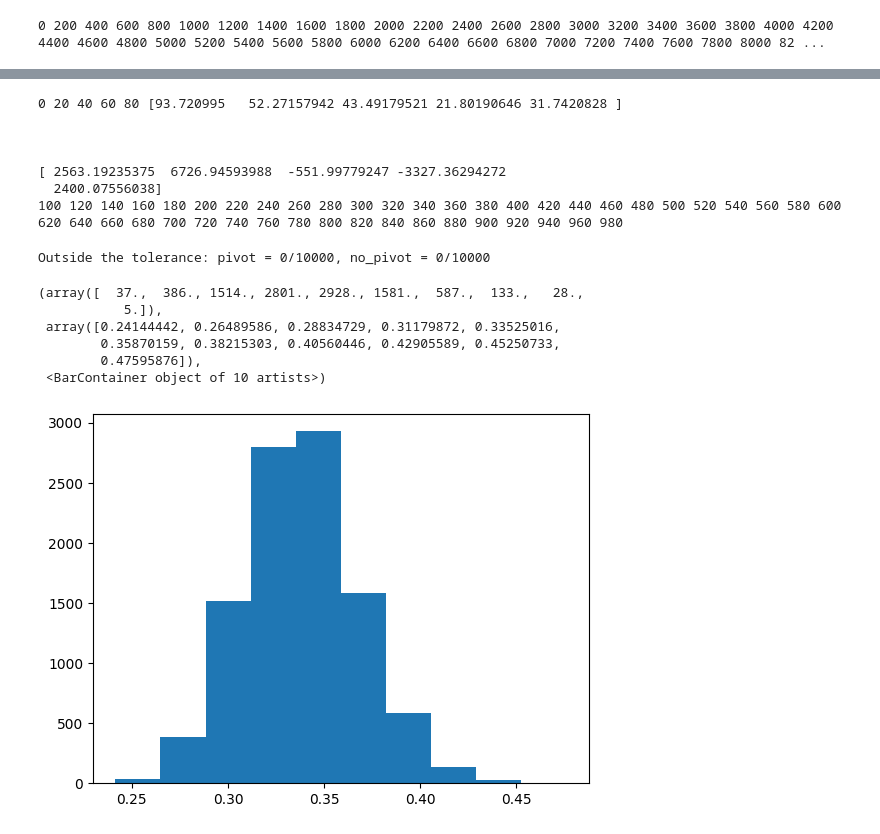
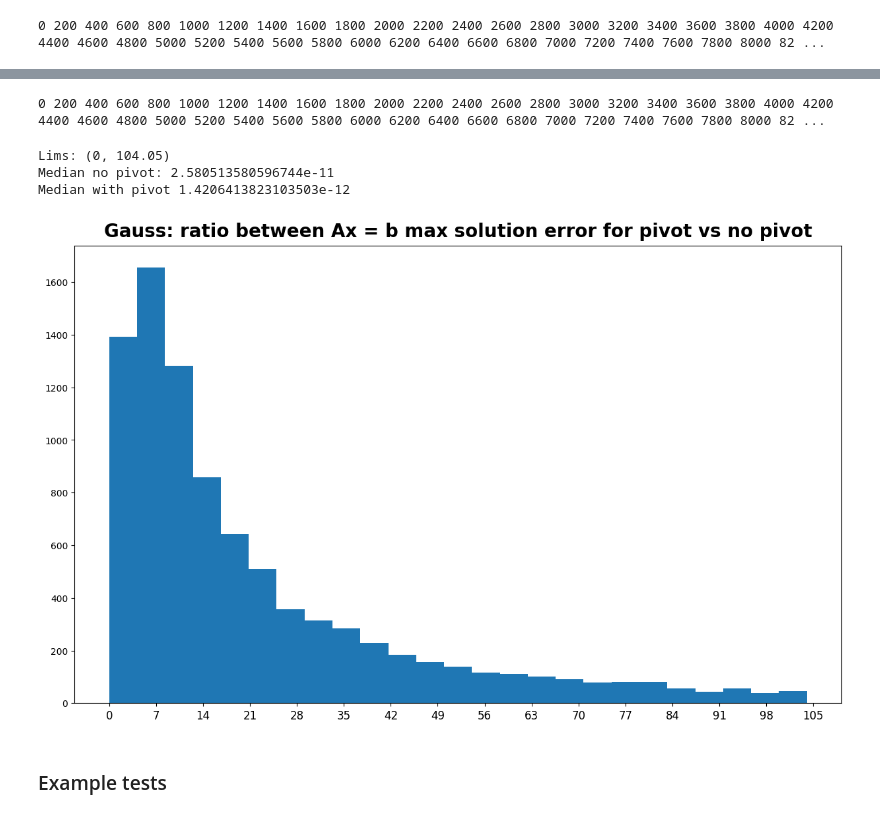
Before and after one commit to Jakub-Karczewski/matrix_algorithms, a Jupyter notebook: matrix_calculus_sem_8/lab2/lab2-iteracyjnie.ipynb, the cells around one changed output, grey strips where cells are left out. Saved outputs shown, nothing was run; the diff lists cells and outputs as text; code cells hidden in the pictures.

Commit message:
Fixed gauss, added another histogram

```diff
--- a/matrix_calculus_sem_8/lab2/lab2-iteracyjnie.ipynb
+++ b/matrix_calculus_sem_8/lab2/lab2-iteracyjnie.ipynb
@@ -212,7 +211,7 @@ def assert_u_matrix(U, tol, has_ones = False):
     assert np.allclose(U_tr, 0, atol=tol)
 # %%
 NUM_TRIALS = 10000
-n = 5
+n = 40
 
 pivot_diff = []
 with_error, without_error = 0, 0
@@ -275,54 +274,50 @@ Max difference: 361990
 # %%
-NUM_TRIALS = 1000
+NUM_TRIALS = 10000
 gauss_with, gauss_without = 0, 0
 gauss_pivot_diff = []
-n = 5
+n = 40
 for i in range(NUM_TRIALS):
 
     A = np.array([[random.random() * 15 for _ in range(n)] for _ in range(n)])
     x = np.array([random.random() * 100 for _ in range(n)])
     b = np.dot(A, x)
 
-    U1, b1 = gauss_numpy(M3, pivoting=False, b = b)
+    U1, b1 = gauss_numpy(A, pivoting=False, b = b)
     x_without = back_substitution(U1, b1)
     no_pivot = np.max(np.abs(x_without - x))
     if i % (NUM_TRIALS//50) == 0:
-        if i == 100:
-            print(x)
-            print("\n\n")
-            print(x_without)
         print(i, end = ' ')
 
 
-    U2 = gauss_numpy(M3, pivoting=True, b = b)
-    x_with = back_substitution(U2, b)
+    U2, b2 = gauss_numpy(A, pivoting=True, b = b)
+    x_with = back_substitution(U2, b2)
     pivot = np.max(np.abs(x_with - x))
 
     gauss_pivot_diff.append([no_pivot, pivot, no_pivot/pivot])
-
-    U2 = gauss_numpy(M3, pivoting=True)
 # %% [output]
-0 20 40 60 80 [93.720995   52.27157942 43.49179521 21.80190646 31.7420828 ]
-
-
-
-[ 2563.19235375  6726.94593988  -551.99779247 -3327.36294272
-  2400.07556038]
-100 120 140 160 180 200 220 240 260 280 300 320 340 360 380 400 420 440 460 480 500 520 540 560 580 600 620 640 660 680 700 720 740 760 780 800 820 840 860 880 900 920 940 960 980
+0 200 400 600 800 1000 1200 1400 1600 1800 2000 2200 2400 2600 2800 3000 3200 3400 3600 3800 4000 4200 4400 4600 4800 5000 5200 5400 5600 5800 6000 6200 6400 6600 6800 7000 7200 7400 7600 7800 8000 82 ...
 # %%
-print(f"Outside the tolerance: pivot = {gauss_with}/{NUM_TRIALS}, no_pivot = {gauss_without}/{NUM_TRIALS}")
 gauss_pivot_diff = np.array(gauss_pivot_diff)
-# %% [output]
-Outside the tolerance: pivot = 0/10000, no_pivot = 0/10000
 # %%
-plt.hist(gauss_pivot_diff[:, 2])
+gauss_lims = [0, np.percentile(gauss_pivot_diff[:, 2], 89)]
+k = 25
+s = 15
+
+print(f"Lims: ({gauss_lims[0]}, {round(gauss_lims[1], 2)})")
+
+plt.figure(figsize=(15, 9))
+plt.hist(gauss_pivot_diff[:, 2], bins=[gauss_lims[1]/k * i for i in range(k+1)])
+plt.xticks([round(gauss_lims[1]/s) * i for i in range(s+1)], fontsize = 12)
+plt.title("Gauss: ratio between Ax = b max solution error for pivot vs no pivot", fontsize=20, fontweight='bold', pad=10 )
+
+print("Median no pivot:", np.median(gauss_pivot_diff[:, 0]))
+print("Median with pivot", np.median(gauss_pivot_diff[:, 1]))
 # %% [output]
-(array([  37.,  386., 1514., 2801., 2928., 1581.,  587.,  133.,   28.,
-           5.]),
- array([0.24144442, 0.26489586, 0.28834729, 0.31179872, 0.33525016,
-        0.35870159, 0.38215303, 0.40560446, 0.42905589, 0.45250733,
-        0.47595876]),
- <BarContainer object of 10 artists>)
+Lims: (0, 104.05)
+Median no pivot: 2.580513580596744e-11
+Median with pivot 1.4206413823103503e-12
-[figure, old version]
+[figure, new version]
+# %% [markdown]
+### Example tests
 # %%
 A = np.array([[random.random() * 20 for _ in range(5)] for _ in range(5)])
```
Also changed, not shown: parts of 5 cells of this notebook.
